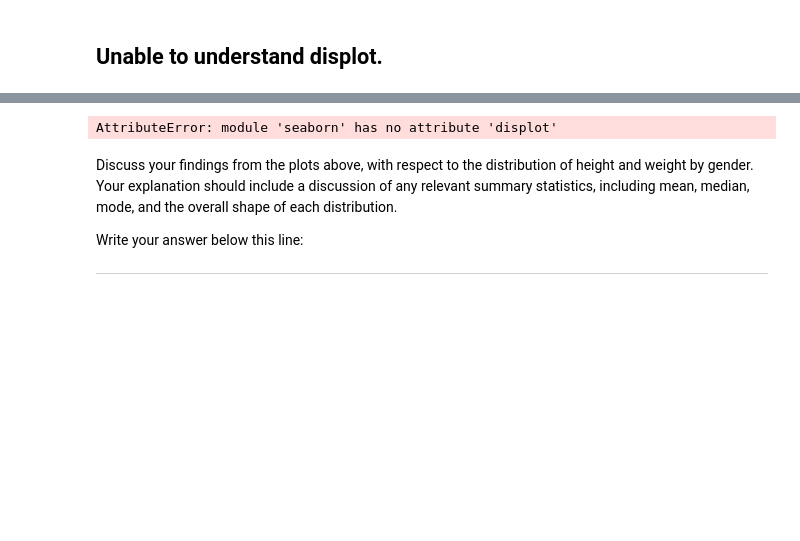
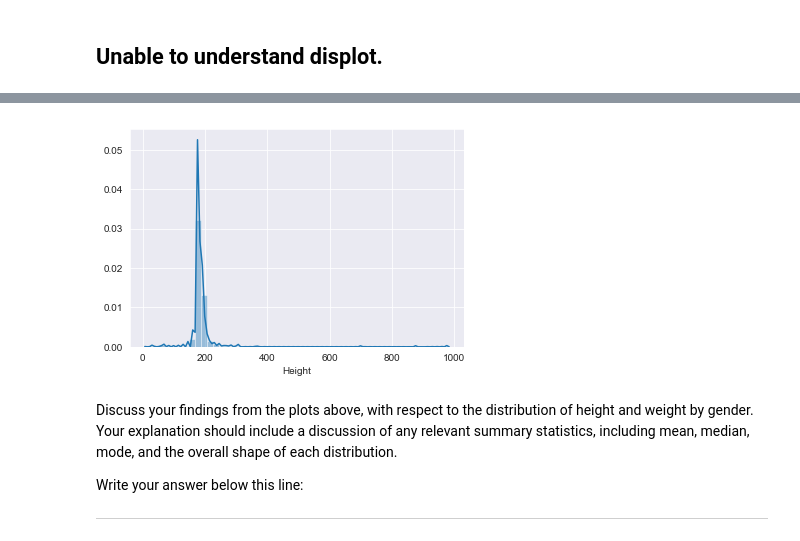
Before and after one commit to habibkhadbai/dsc-data-cleaning-project-online-ds-ft-090919, a Jupyter notebook: index.ipynb, the cells around one changed output, grey strips where cells are left out. Saved outputs shown, nothing was run; the diff lists cells and outputs as text; code cells hidden in the pictures; blank space fills up the shorter version.

```diff
--- a/index.ipynb
+++ b/index.ipynb
@@ -355,9 +380,9 @@ def show_distplot(dataframe, gender, column_name):
 # %%
 # Male Height
-x = pd.Series([male_heroes_df['Weight']])
-ax = sns.displot(x, rug =True)
+x = pd.Series(male_heroes_df.Height)
+ax = sns.distplot(x, rug =False)
 # %% [output]
-AttributeError: module 'seaborn' has no attribute 'displot'
+[figure, added]
 # %%
 # Male Weight
 # %%
```
Also changed, not shown: parts of 11 cells of this notebook, 1 other file.
